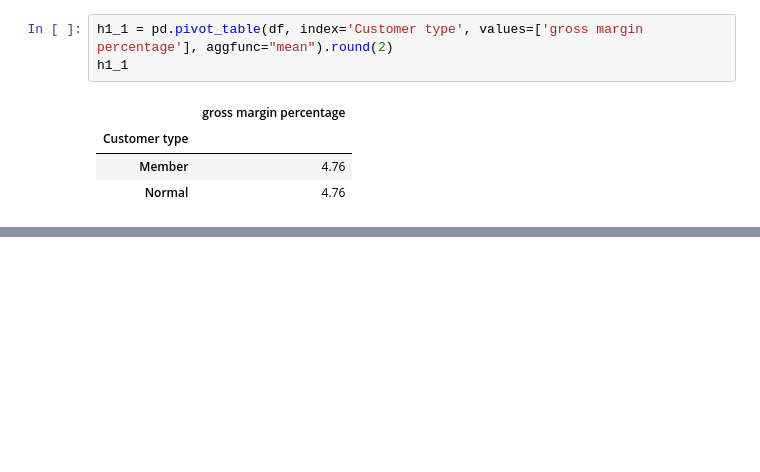
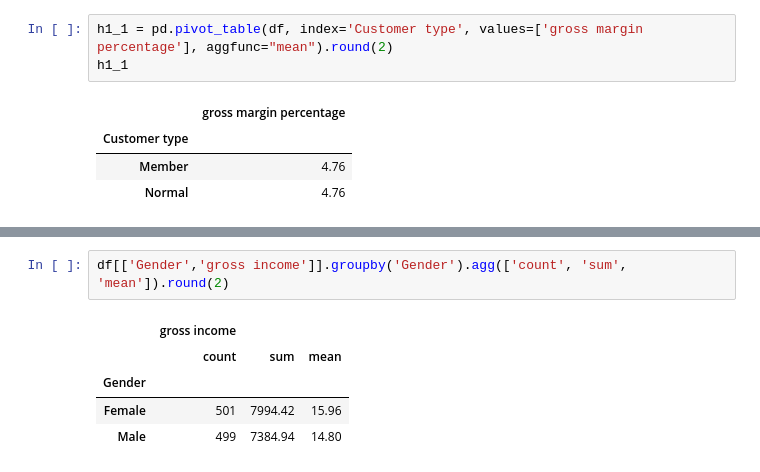
Before and after one commit to ORychok/homeworks, a Jupyter notebook: Rychok_"hw_3_4_apply,_groupby,_pivot_table_ipynb".ipynb, the cells around one changed output, grey strips where cells are left out. Saved outputs shown, nothing was run; the diff lists cells and outputs as text; blank space fills up the shorter version.

```diff
--- a/Rychok_"hw_3_4_apply,_groupby,_pivot_table_ipynb".ipynb
+++ b/Rychok_"hw_3_4_apply,_groupby,_pivot_table_ipynb".ipynb
@@ -150,0 +153,8 @@ h1_1
+# %%
+df[['Gender','gross income']].groupby('Gender').agg(['count', 'sum', 'mean']).round(2)
+# %% [output]
+|  | gross income |  |  |
+|  | count | sum | mean |
+| Gender |  |  |  |
+| Female | 501 | 7994.42 | 15.96 |
+| Male | 499 | 7384.94 | 14.80 |
```
Also changed, not shown: parts of 5 cells of this notebook.
